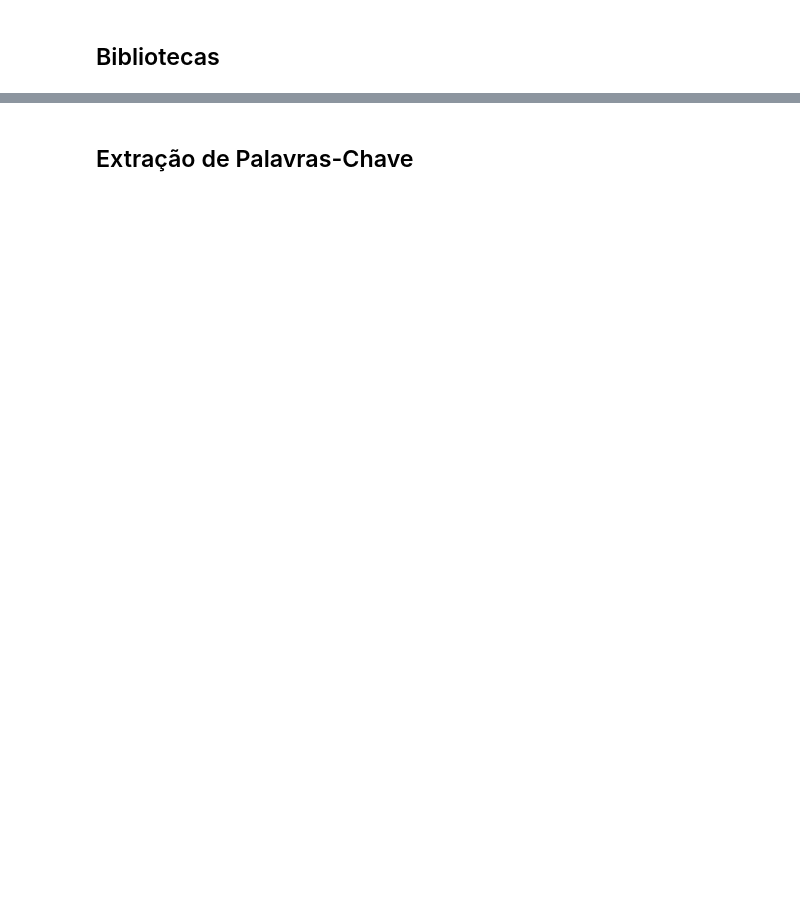
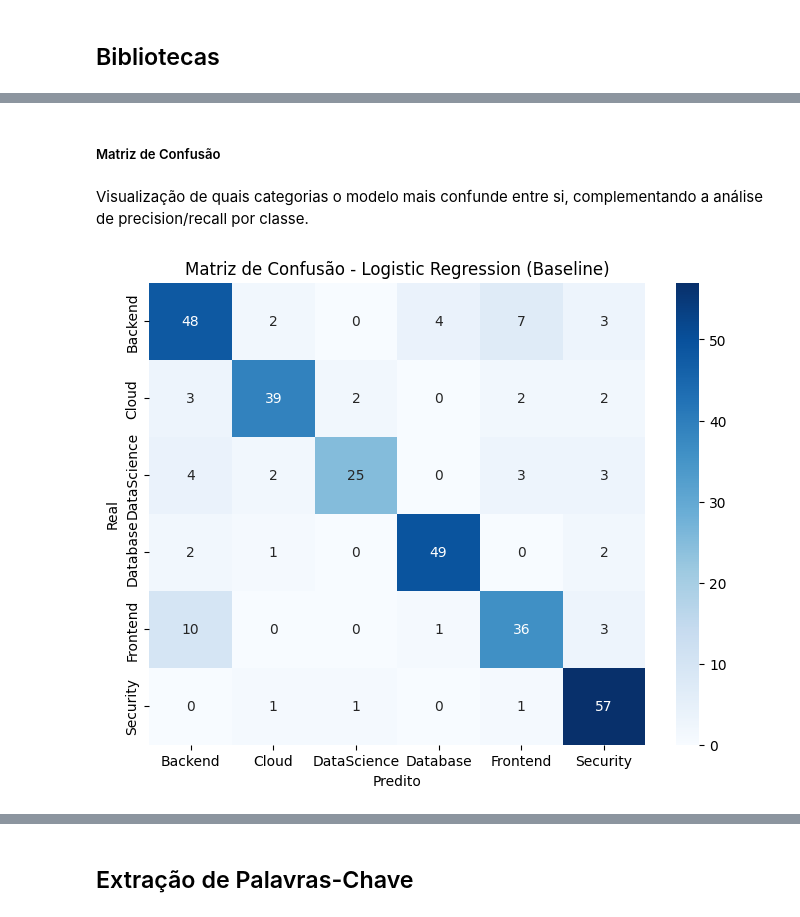
Before and after one commit to No-Country-simulation/g9-br-techmind-team10, a Jupyter notebook: datascience/notebooks/modelo_SVM.ipynb, the cells around one changed output, grey strips where cells are left out. Saved outputs shown, nothing was run; the diff lists cells and outputs as text; code cells hidden in the pictures; blank space fills up the shorter version.

Commit message:
Atualização modelo_SVM com o conteudo do techmind

```diff
--- a/datascience/notebooks/modelo_SVM.ipynb
+++ b/datascience/notebooks/modelo_SVM.ipynb
@@ -118,0 +134,11 @@ previsoes = modelo_svm.predict(X_test_tfidf)
+# %%
+# TF-IDF Vectorization
+vectorizer = TfidfVectorizer(
+    max_features=5000,
+    ngram_range=(1, 2)
+)
+
+X_train_tfidf = vectorizer.fit_transform(X_train)
+X_test_tfidf = vectorizer.transform(X_test)
+
+print(X_train_tfidf.shape, X_test_tfidf.shape)
@@ -118,0 +159,6 @@ previsoes = modelo_svm.predict(X_test_tfidf)
+# %%
+# Cria modelo de classificação
+modelo_lr = LogisticRegression(
+    max_iter=1000,
+    random_state=42
+)
@@ -118,0 +183,6 @@ previsoes = modelo_svm.predict(X_test_tfidf)
+# %%
+# Treino do modelo Logistic Regression
+modelo_lr.fit(
+    X_train_tfidf,
+    y_train
+)
@@ -118,0 +195,3 @@ previsoes = modelo_svm.predict(X_test_tfidf)
+# %%
+# Predição nos dados de teste
+y_pred_lr = modelo_lr.predict(X_test_tfidf)
@@ -118,0 +224,16 @@ previsoes = modelo_svm.predict(X_test_tfidf)
+# %% [markdown]
+##### Matriz de Confusão
+# %% [markdown]
+Visualização de quais categorias o modelo mais confunde entre si, complementando a análise de precision/recall por classe.
+# %%
+cm = confusion_matrix(y_test, y_pred_lr, labels=modelo_lr.classes_)
+
+plt.figure(figsize=(8, 6))
+sns.heatmap(cm, annot=True, fmt='d', cmap='Blues',
+            xticklabels=modelo_lr.classes_, yticklabels=modelo_lr.classes_)
+plt.xlabel('Predito')
+plt.ylabel('Real')
+plt.title('Matriz de Confusão - Logistic Regression (Baseline)')
+plt.show()
+# %% [output]
+[figure, added]
```
Also changed, not shown: parts of 104 cells of this notebook.
